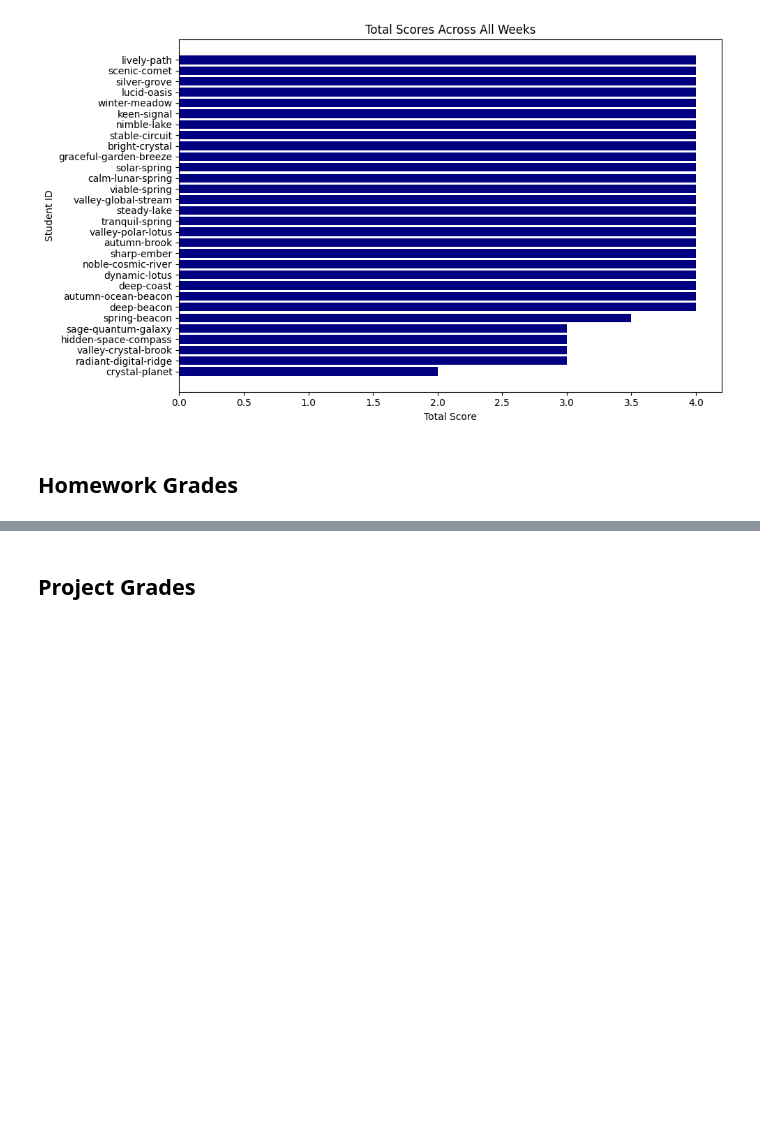
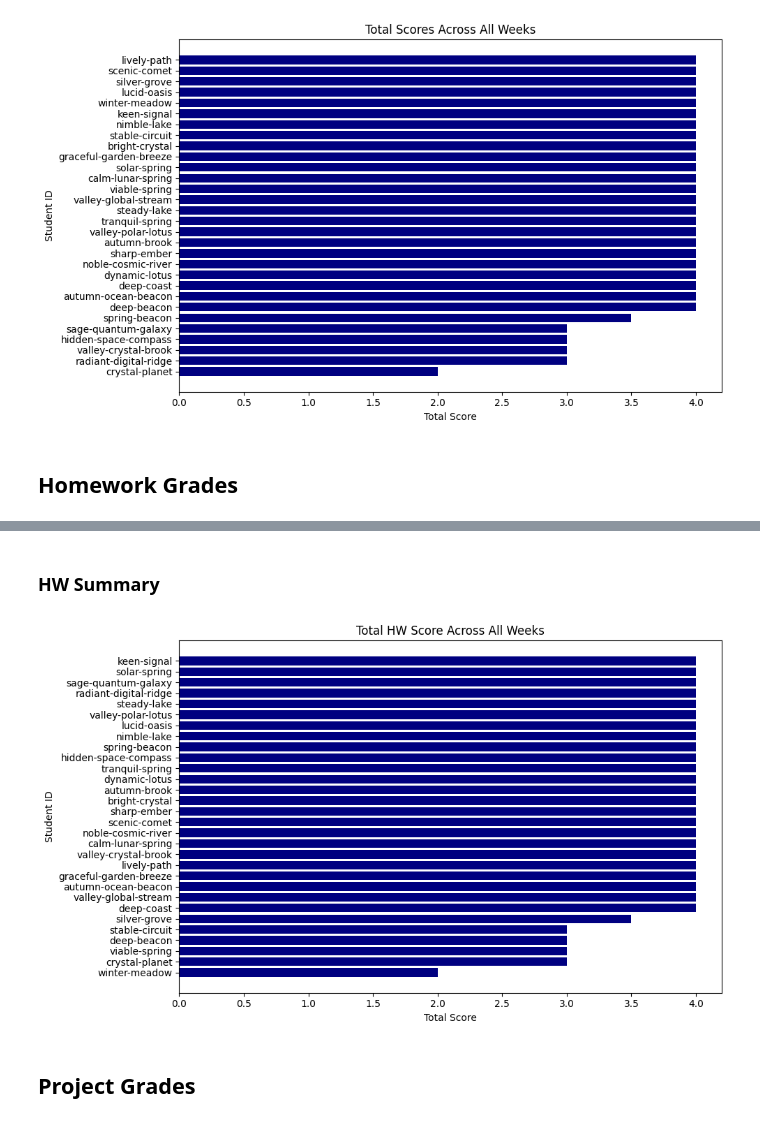
Before and after one commit to SU-IST707-SP25/student-grades-707, a Jupyter notebook: grade-overview.ipynb, the cells around one changed output, grey strips where cells are left out. Cells and saved outputs as stored; diff of their text form; code cells hidden in the pictures; blank space fills up the shorter version.

```diff
--- a/grade-overview.ipynb
+++ b/grade-overview.ipynb
@@ -183,3 +207,16 @@ plt.show()
+# %% [markdown]
+### HW Summary
+# %%
+final_hw.sort_values('total_score',inplace=True)
+plt.figure(figsize=(10,6))
+plt.barh(final_hw['public_id'], final_weekly['total_score'], color='navy')
+plt.title('Total HW Score Across All Weeks')
+plt.xlabel('Total Score')
+plt.ylabel('Student ID')
+plt.tight_layout()
+plt.show()
+# %% [output]
+[figure, added]
 # %% [markdown]
 ## Project Grades
 # %%
```
Also changed, not shown: parts of 4 cells of this notebook.
